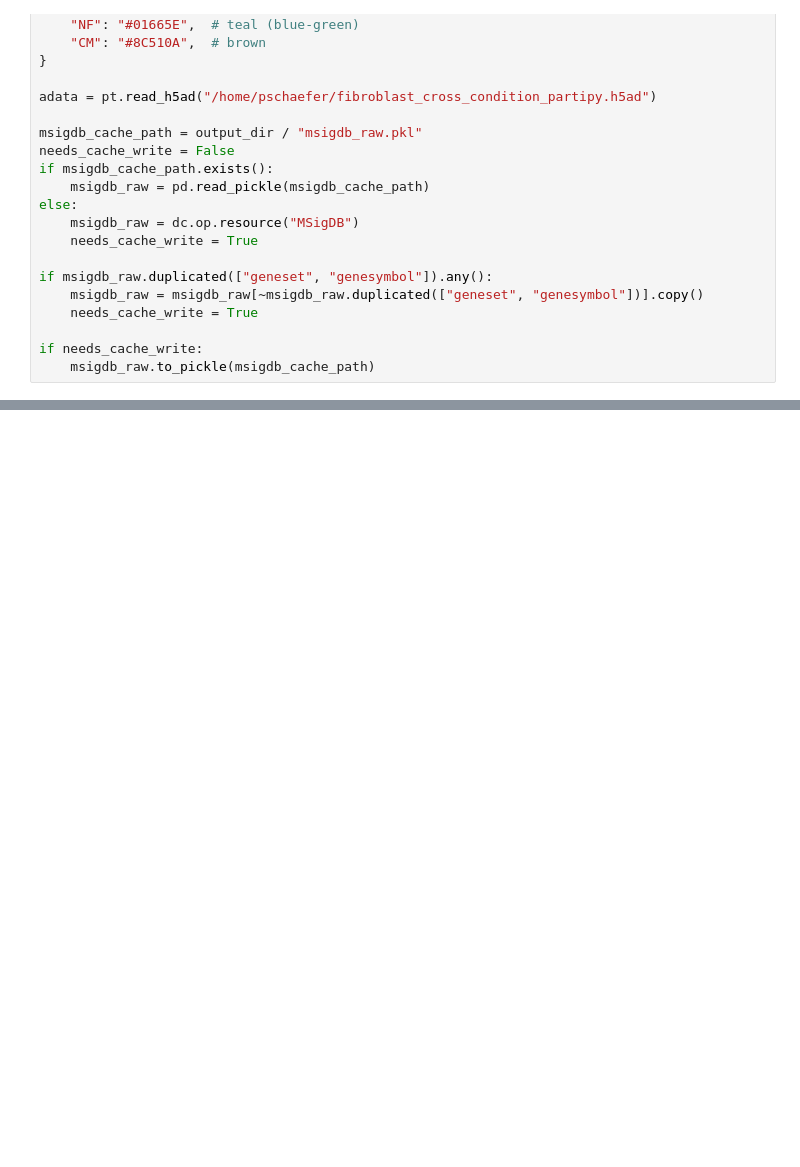
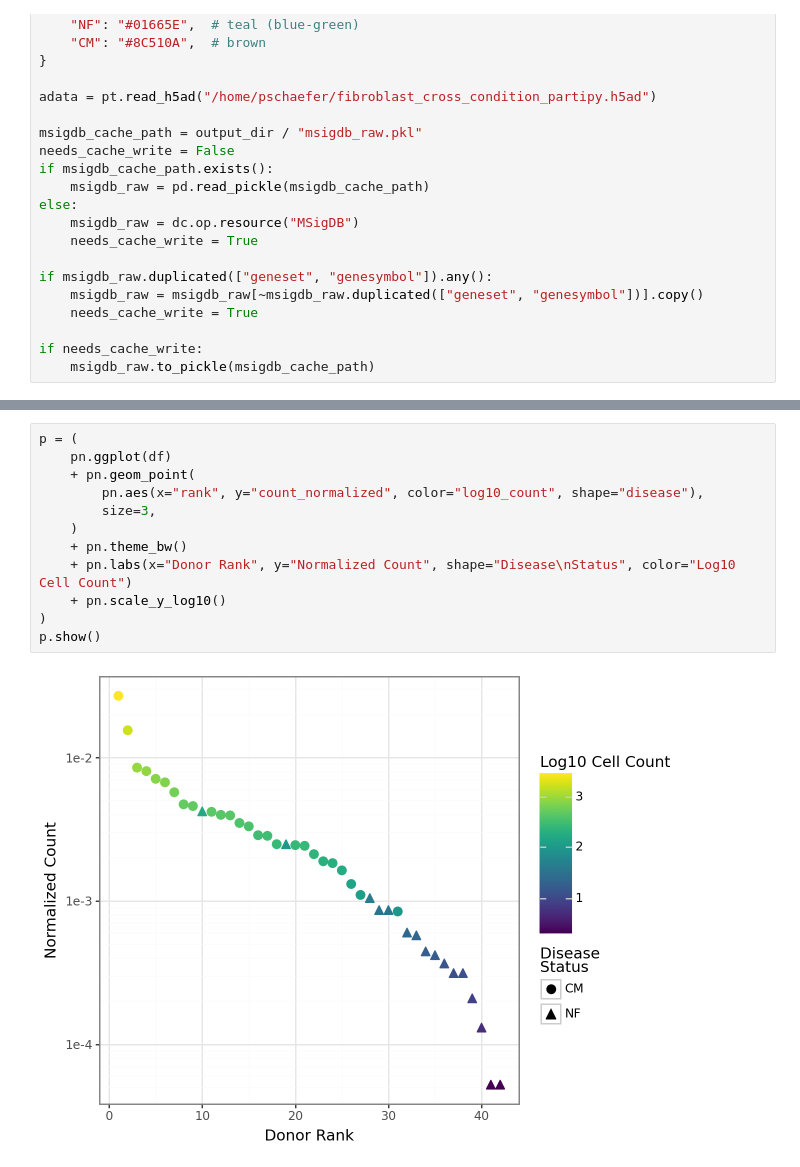
Before and after one commit to saezlab/ParTIpy_paper, a Jupyter notebook: fibroblast_cross_condition.ipynb, the cells around one changed output, grey strips where cells are left out. Saved outputs shown, nothing was run; the diff lists cells and outputs as text; blank space fills up the shorter version.

```diff
--- a/fibroblast_cross_condition.ipynb
+++ b/fibroblast_cross_condition.ipynb
@@ -61,0 +271,14 @@ p.show()
+# %%
+p = (
+    pn.ggplot(df)
+    + pn.geom_point(
+        pn.aes(x="rank", y="count_normalized", color="log10_count", shape="disease"),
+        size=3,
+    )
+    + pn.theme_bw()
+    + pn.labs(x="Donor Rank", y="Normalized Count", shape="Disease\nStatus", color="Log10 Cell Count")
+    + pn.scale_y_log10()
+)
+p.show()
+# %% [output]
+[figure, added]
```
Also changed, not shown: parts of 11 cells of this notebook, 12 other files.
